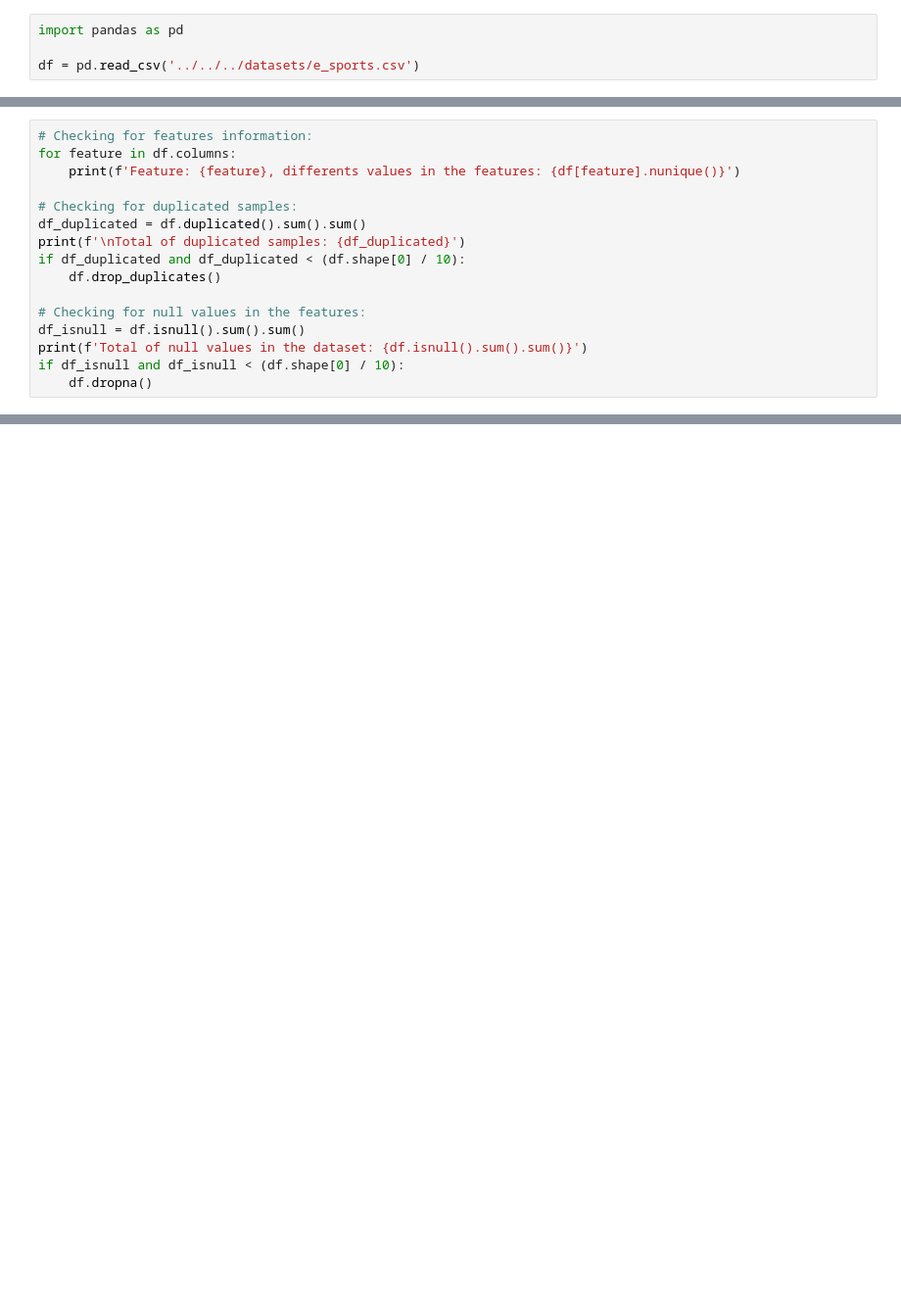
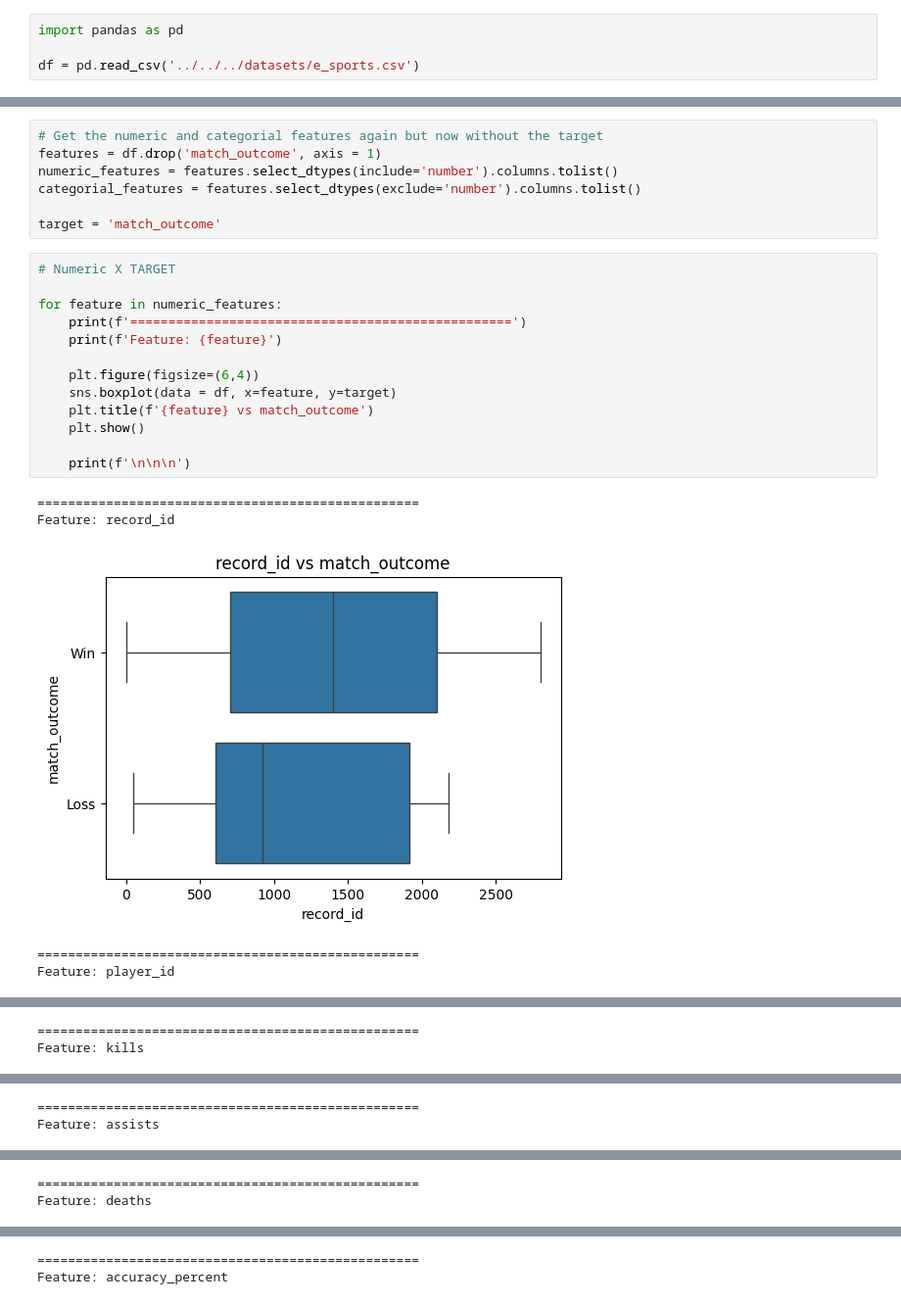
Before and after one commit to tevoshw/machine-learning, a Jupyter notebook: src/projects/Classification/WinMatch Project/Eda.ipynb, the cells around one changed output, grey strips where cells are left out. Shown at 98% size. Saved outputs shown, nothing was run; the diff lists cells and outputs as text; blank space fills up the shorter version.

```diff
--- a/src/projects/Classification/WinMatch Project/Eda.ipynb
+++ b/src/projects/Classification/WinMatch Project/Eda.ipynb
@@ -38,16 +48,0 @@ df.describe()
-# %%
-# Checking for features information:
-for feature in df.columns:
-    print(f'Feature: {feature}, differents values in the features: {df[feature].nunique()}')
-
-# Checking for duplicated samples:
-df_duplicated = df.duplicated().sum().sum()
-print(f'\nTotal of duplicated samples: {df_duplicated}')
-if df_duplicated and df_duplicated < (df.shape[0] / 10):
-    df.drop_duplicates()
-
-# Checking for null values in the features:
-df_isnull = df.isnull().sum().sum()
-print(f'Total of null values in the dataset: {df.isnull().sum().sum()}')
-if df_isnull and df_isnull < (df.shape[0] / 10):
-    df.dropna()
@@ -75,0 +242,26 @@ Total of null values in the dataset: 0
+# %%
+# Get the numeric and categorial features again but now without the target
+features = df.drop('match_outcome', axis = 1)
+numeric_features = features.select_dtypes(include='number').columns.tolist()
+categorial_features = features.select_dtypes(exclude='number').columns.tolist()
+
+target = 'match_outcome'
+# %%
+# Numeric X TARGET
+
+for feature in numeric_features:
+    print(f'==================================================')
+    print(f'Feature: {feature}')
+
+    plt.figure(figsize=(6,4))
+    sns.boxplot(data = df, x=feature, y=target)
+    plt.title(f'{feature} vs match_outcome')
+    plt.show()
+
+    print(f'\n\n\n')
+# %% [output]
+==================================================
+Feature: record_id
+[figure, added]
+==================================================
+Feature: player_id
@@ -75,0 +269,2 @@ Total of null values in the dataset: 0
+==================================================
+Feature: kills
@@ -75,0 +272,2 @@ Total of null values in the dataset: 0
+==================================================
+Feature: assists
@@ -75,0 +275,2 @@ Total of null values in the dataset: 0
+==================================================
+Feature: deaths
@@ -75,0 +278,2 @@ Total of null values in the dataset: 0
+==================================================
+Feature: accuracy_percent
```
Also changed, not shown: parts of 29 cells of this notebook.
